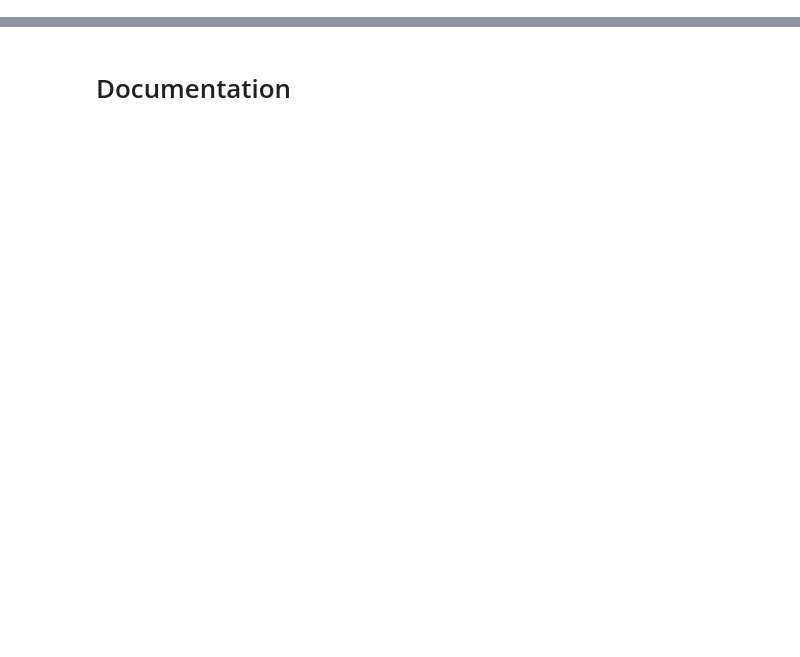
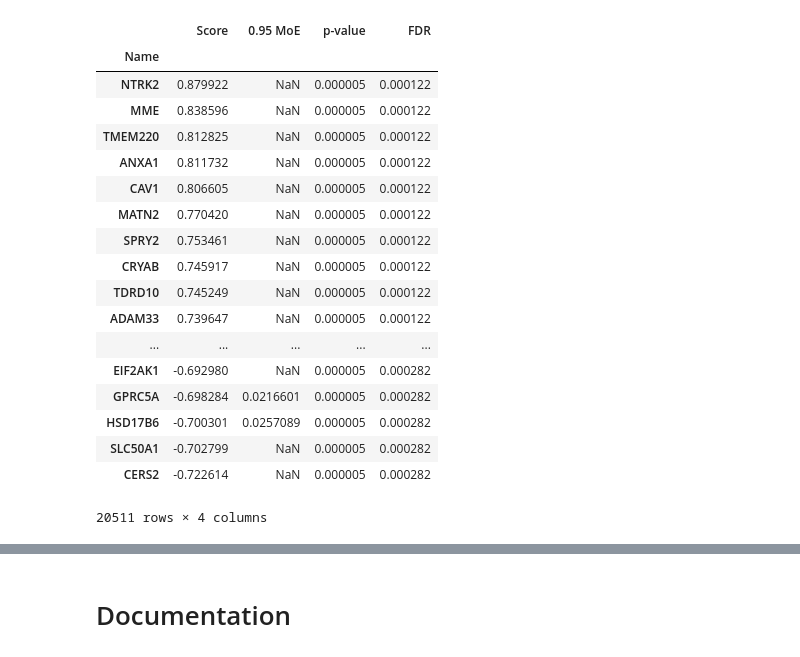
Before and after one commit to genepattern/differential-expression-modalities, a Jupyter notebook: differential_expression_doc.ipynb, the cells around one changed output, grey strips where cells are left out. Saved outputs shown, nothing was run; the diff lists cells and outputs as text; code cells hidden in the pictures; blank space fills up the shorter version.

```diff
--- a/differential_expression_doc.ipynb
+++ b/differential_expression_doc.ipynb
@@ -86,0 +93,22 @@ Computing p-values and FDRs with 10 permutations ...
+# %%
+de_results
+# %% [output]
+|  | Score | 0.95 MoE | p-value | FDR |
+| Name |  |  |  |  |
+| NTRK2 | 0.879922 | NaN | 0.000005 | 0.000122 |
+| MME | 0.838596 | NaN | 0.000005 | 0.000122 |
+| TMEM220 | 0.812825 | NaN | 0.000005 | 0.000122 |
+| ANXA1 | 0.811732 | NaN | 0.000005 | 0.000122 |
+| CAV1 | 0.806605 | NaN | 0.000005 | 0.000122 |
+| MATN2 | 0.770420 | NaN | 0.000005 | 0.000122 |
+| SPRY2 | 0.753461 | NaN | 0.000005 | 0.000122 |
+| CRYAB | 0.745917 | NaN | 0.000005 | 0.000122 |
+| TDRD10 | 0.745249 | NaN | 0.000005 | 0.000122 |
+| ADAM33 | 0.739647 | NaN | 0.000005 | 0.000122 |
+| ... | ... | ... | ... | ... |
+| EIF2AK1 | -0.692980 | NaN | 0.000005 | 0.000282 |
+| GPRC5A | -0.698284 | 0.0216601 | 0.000005 | 0.000282 |
+| HSD17B6 | -0.700301 | 0.0257089 | 0.000005 | 0.000282 |
+| SLC50A1 | -0.702799 | NaN | 0.000005 | 0.000282 |
+| CERS2 | -0.722614 | NaN | 0.000005 | 0.000282 |
+20511 rows × 4 columns
```
Also changed, not shown: parts of 14 cells of this notebook.
